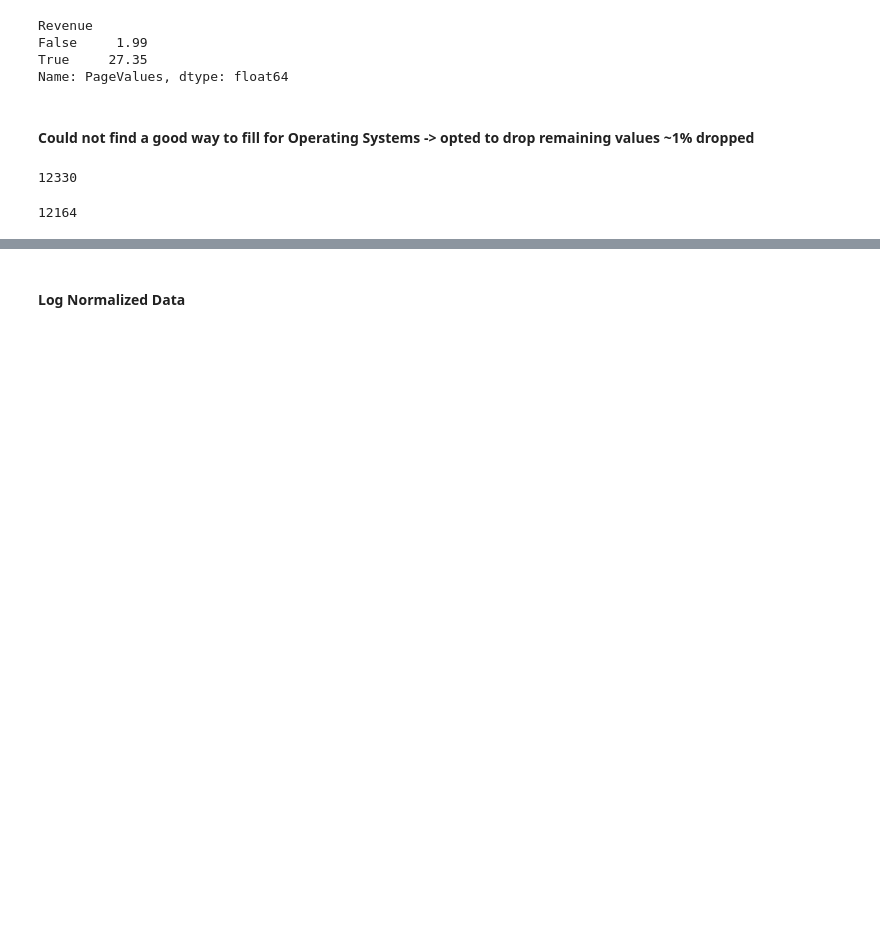
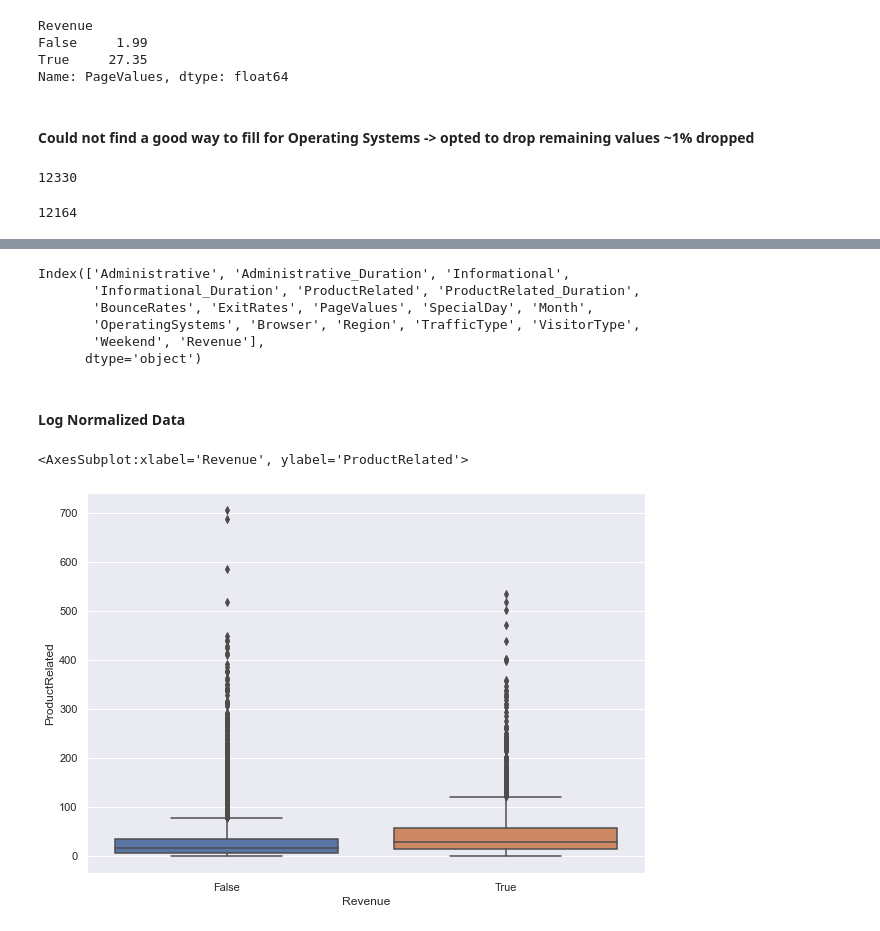
Before and after one commit to ivan-usd/panda-commerce, a Jupyter notebook: notebooks/ivanDataCleanUp.ipynb, the cells around one changed output, grey strips where cells are left out. Saved outputs shown, nothing was run; the diff lists cells and outputs as text; code cells hidden in the pictures; blank space fills up the shorter version.

```diff
--- a/notebooks/ivanDataCleanUp.ipynb
+++ b/notebooks/ivanDataCleanUp.ipynb
@@ -92,2 +114,19 @@ eCommerceDF.shape[0]
+# %%
+eCommerceDF['Informational'] = eCommerceDF['Informational'].astype('int64')
+# %%
+eCommerceDF.columns
+# %% [output]
+Index(['Administrative', 'Administrative_Duration', 'Informational',
+       'Informational_Duration', 'ProductRelated', 'ProductRelated_Duration',
+       'BounceRates', 'ExitRates', 'PageValues', 'SpecialDay', 'Month',
+       'OperatingSystems', 'Browser', 'Region', 'TrafficType', 'VisitorType',
+       'Weekend', 'Revenue'],
+      dtype='object')
 # %% [markdown]
 #### Log Normalized Data
+# %%
+sns.set(rc={'figure.figsize':(10,7)})
+sns.boxplot(x="Revenue", y="ProductRelated", data=eCommerceDF.dropna())
+# %% [output]
+<AxesSubplot:xlabel='Revenue', ylabel='ProductRelated'>
+[figure, added]
```
Also changed, not shown: parts of 26 cells of this notebook, 1 other file.
